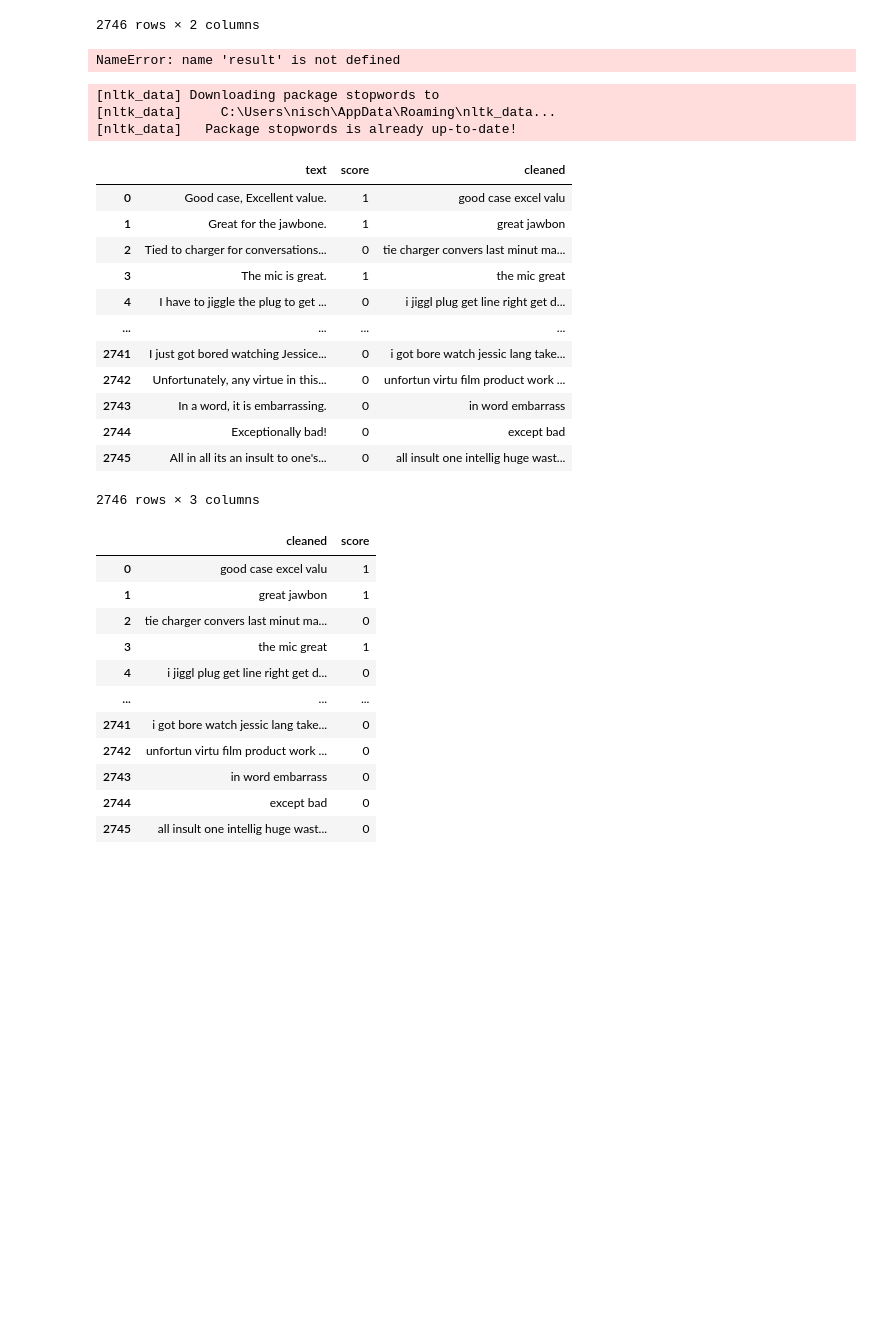
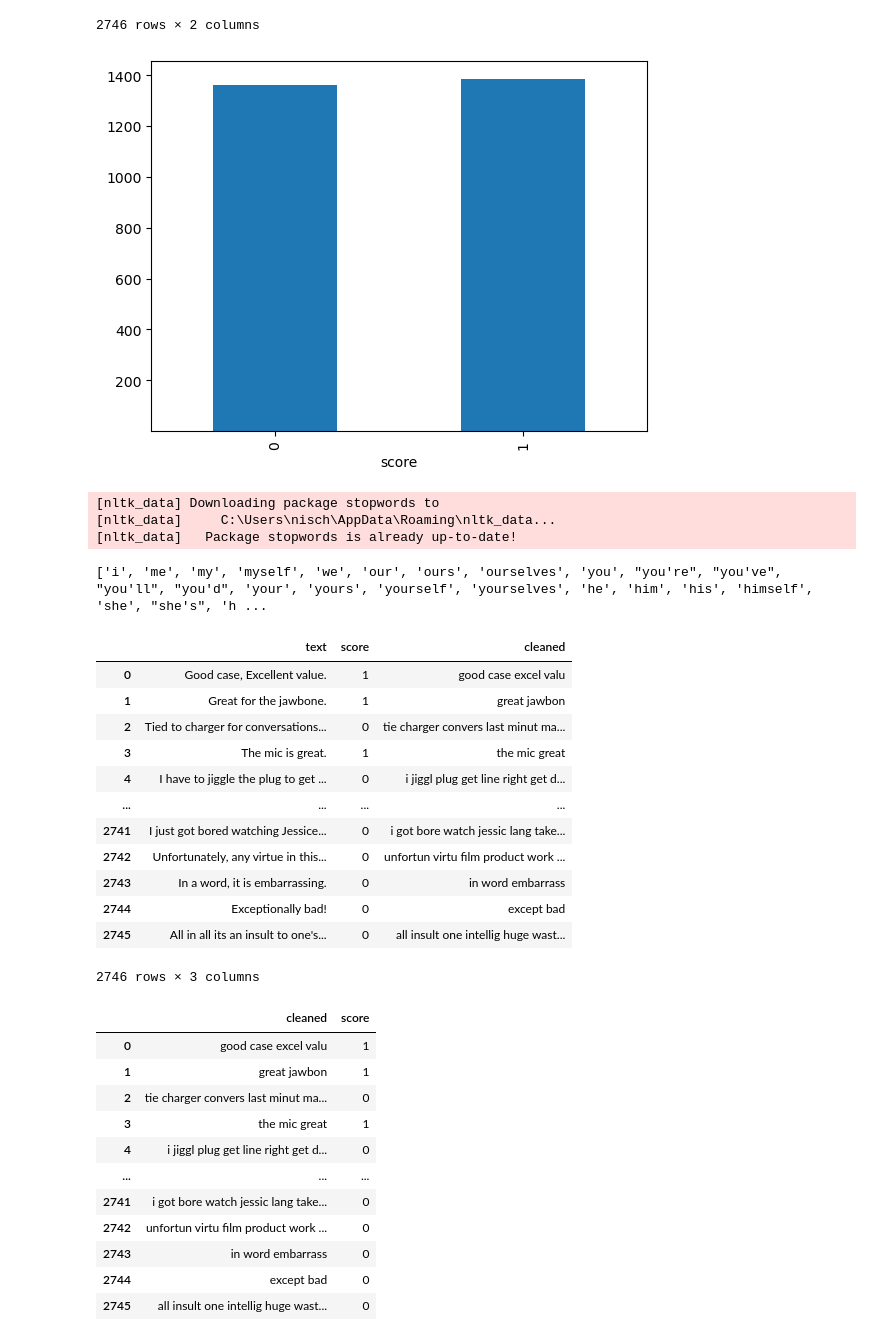
Before and after one commit to MonarchTL/python_class, a Jupyter notebook: AI/review_classify.ipynb, the cells around one changed output. Drawn from its saved outputs; the diff is of its cells as text; code cells hidden in the pictures; blank space fills up the shorter version.

```diff
--- a/AI/review_classify.ipynb
+++ b/AI/review_classify.ipynb
@@ -80,10 +68,10 @@ Index(['text   ', 'score'], dtype='object')
 # %%
-df1.columns = df1.columns.str.strip()
-df2.columns = df2.columns.str.strip()
-df3.columns = df3.columns.str.strip()
-print(df1.columns)
-print(df2.columns)
-print(df3.columns)
+# df1.columns = df1.columns.str.strip()
+# df2.columns = df2.columns.str.strip()
+# df3.columns = df3.columns.str.strip()
+# print(df1.columns)
+# print(df2.columns)
+# print(df3.columns)
 # %% [output]
 Index(['text', 'score'], dtype='object')
 Index(['text', 'score'], dtype='object')
@@ -107,11 +95,11 @@ result
 | 2745 | All in all its an insult to one's... | 0 |
 2746 rows × 2 columns
 # %%
-re.groupby('score').text.count().plot.bar(ylim = 1)
+result.groupby('score').text.count().plot.bar(ylim = 1)
 
 plt.show()
 # %% [output]
-NameError: name 'result' is not defined
+[figure, added]
 # %%
 stemmer = PorterStemmer()
 # %%
@@ -120,10 +108,36 @@ nltk.download('stopwords')
 words = stopwords.words("english")
 result['cleaned'] = result['text'].apply(lambda x: " ".join([stemmer.stem(i) for i in re.sub("[^a-zA-Z]", " ", x).split() if i not in words]))
 result
+print(words)
+result
+
+# def clean_text(text):
+#     # Replace non-letters with spaces
+#     text = re.sub("[^a-zA-Z]", " ", text)
+
+#     # Split text into individual words (tokens)
+#     words = text.split()
+
+#     # Remove stopwords and apply stemming
+#     cleaned_words = []
+#     for word in words:
+#         if word not in words:
+#             stemmed_word = stemmer.stem(word)
+#             cleaned_words.append(stemmed_word)
+
+#     # Join the cleaned words back into a single string
+#     cleaned_text = " ".join(cleaned_words)
+
+#     return cleaned_text
+
+# # Assuming 'result' is your DataFrame and it has a column named 'text'
+# # Apply the cleaning function to each text entry
+# result['cleaned'] = result['text'].apply(clean_text)
 # %% [output]
 [nltk_data] Downloading package stopwords to
 [nltk_data]     C:\Users\nisch\AppData\Roaming\nltk_data...
 [nltk_data]   Package stopwords is already up-to-date!
+['i', 'me', 'my', 'myself', 'we', 'our', 'ours', 'ourselves', 'you', "you're", "you've", "you'll", "you'd", 'your', 'yours', 'yourself', 'yourselves', 'he', 'him', 'his', 'himself', 'she', "she's", 'h ...
 |  | text | score | cleaned |
 | 0 | Good case, Excellent value. | 1 | good case excel valu |
 | 1 | Great for the jawbone. | 1 | great jawbon |
@@ -136,7 +150,7 @@ result
 | 2743 | In a word, it is embarrassing. | 0 | in word embarrass |
 | 2744 | Exceptionally bad! | 0 | except bad |
 | 2745 | All in all its an insult to one's... | 0 | all insult one intellig huge wast... |
-2746 rows × 3 columns
+2746 rows × 3 columns
 # %%
 df = result[['cleaned', 'score']]
 df
```
Also changed, not shown: parts of 13 cells of this notebook, 5 other files.
